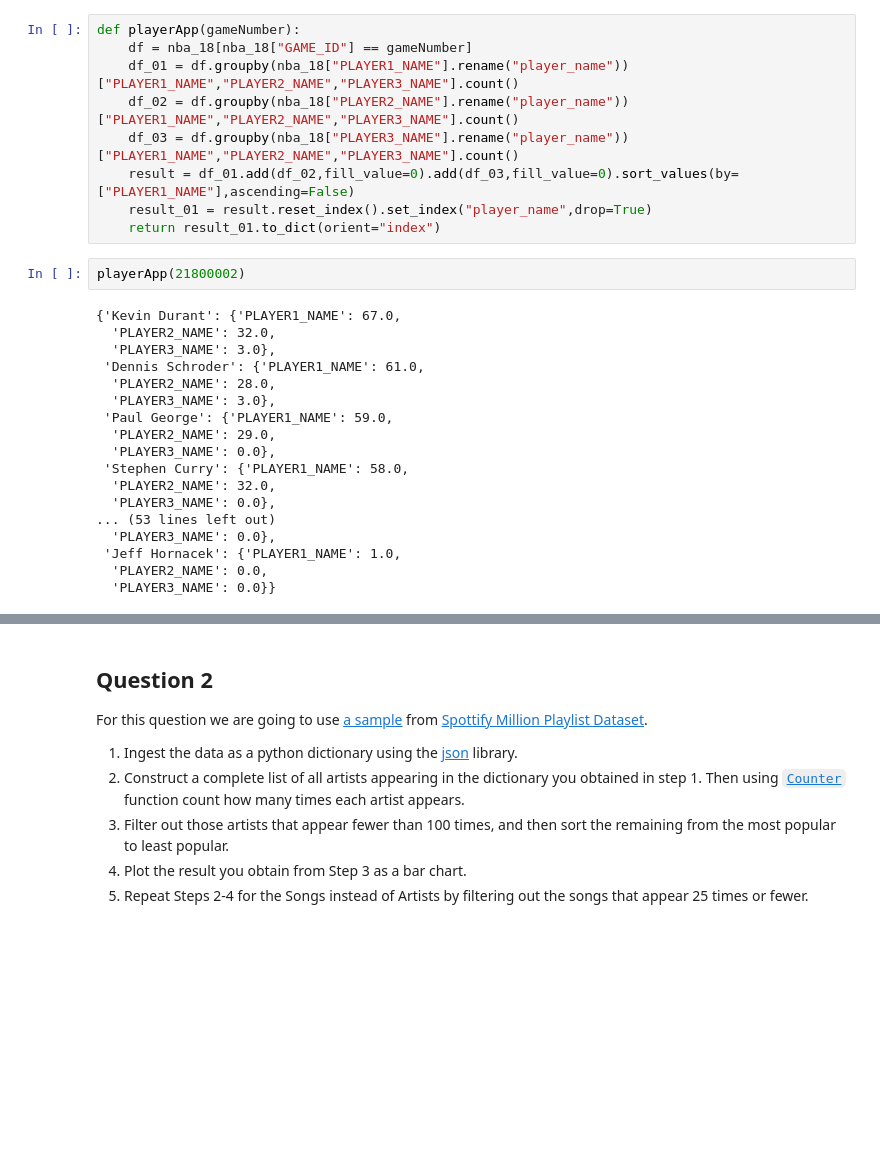
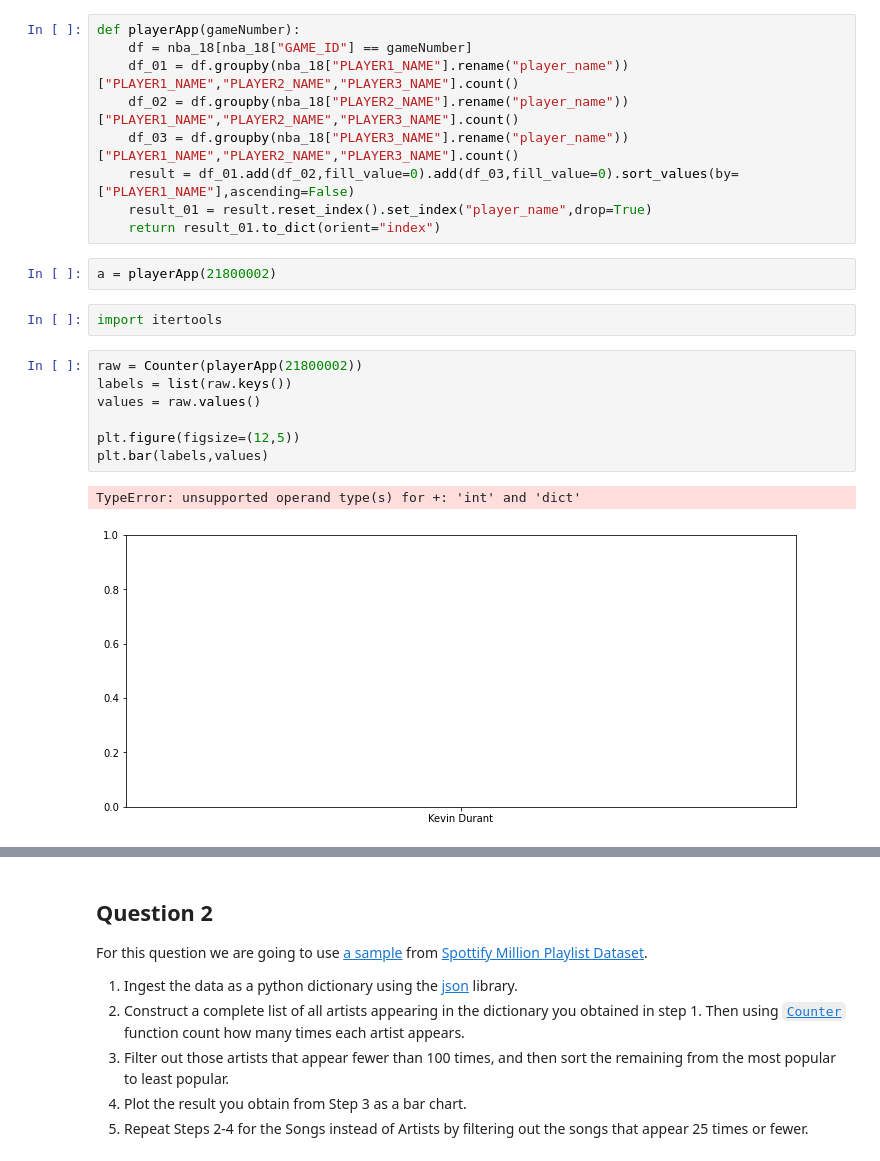
Before and after one commit to ozzden/mat381e, a Jupyter notebook: HW2.ipynb, the cells around one changed output, grey strips where cells are left out. Saved outputs shown, nothing was run; the diff lists cells and outputs as text; blank space fills up the shorter version.

```diff
--- a/HW2.ipynb
+++ b/HW2.ipynb
@@ -180,22 +180,16 @@ def playerApp(gameNumber):
     result_01 = result.reset_index().set_index("player_name",drop=True)
     return result_01.to_dict(orient="index")
 # %%
-playerApp(21800002)
+a = playerApp(21800002)
-# %% [output]
-{'Kevin Durant': {'PLAYER1_NAME': 67.0,
-  'PLAYER2_NAME': 32.0,
-  'PLAYER3_NAME': 3.0},
- 'Dennis Schroder': {'PLAYER1_NAME': 61.0,
-  'PLAYER2_NAME': 28.0,
-  'PLAYER3_NAME': 3.0},
- 'Paul George': {'PLAYER1_NAME': 59.0,
-  'PLAYER2_NAME': 29.0,
-  'PLAYER3_NAME': 0.0},
- 'Stephen Curry': {'PLAYER1_NAME': 58.0,
-  'PLAYER2_NAME': 32.0,
-  'PLAYER3_NAME': 0.0},
-... (53 lines left out)
-  'PLAYER3_NAME': 0.0},
- 'Jeff Hornacek': {'PLAYER1_NAME': 1.0,
-  'PLAYER2_NAME': 0.0,
-  'PLAYER3_NAME': 0.0}}
+# %%
+import itertools
+# %%
+raw = Counter(playerApp(21800002))
+labels = list(raw.keys())
+values = raw.values()
+
+plt.figure(figsize=(12,5))
+plt.bar(labels,values)
+# %% [output]
+TypeError: unsupported operand type(s) for +: 'int' and 'dict'
+[figure, added]
```
Also changed, not shown: parts of 3 cells of this notebook.
